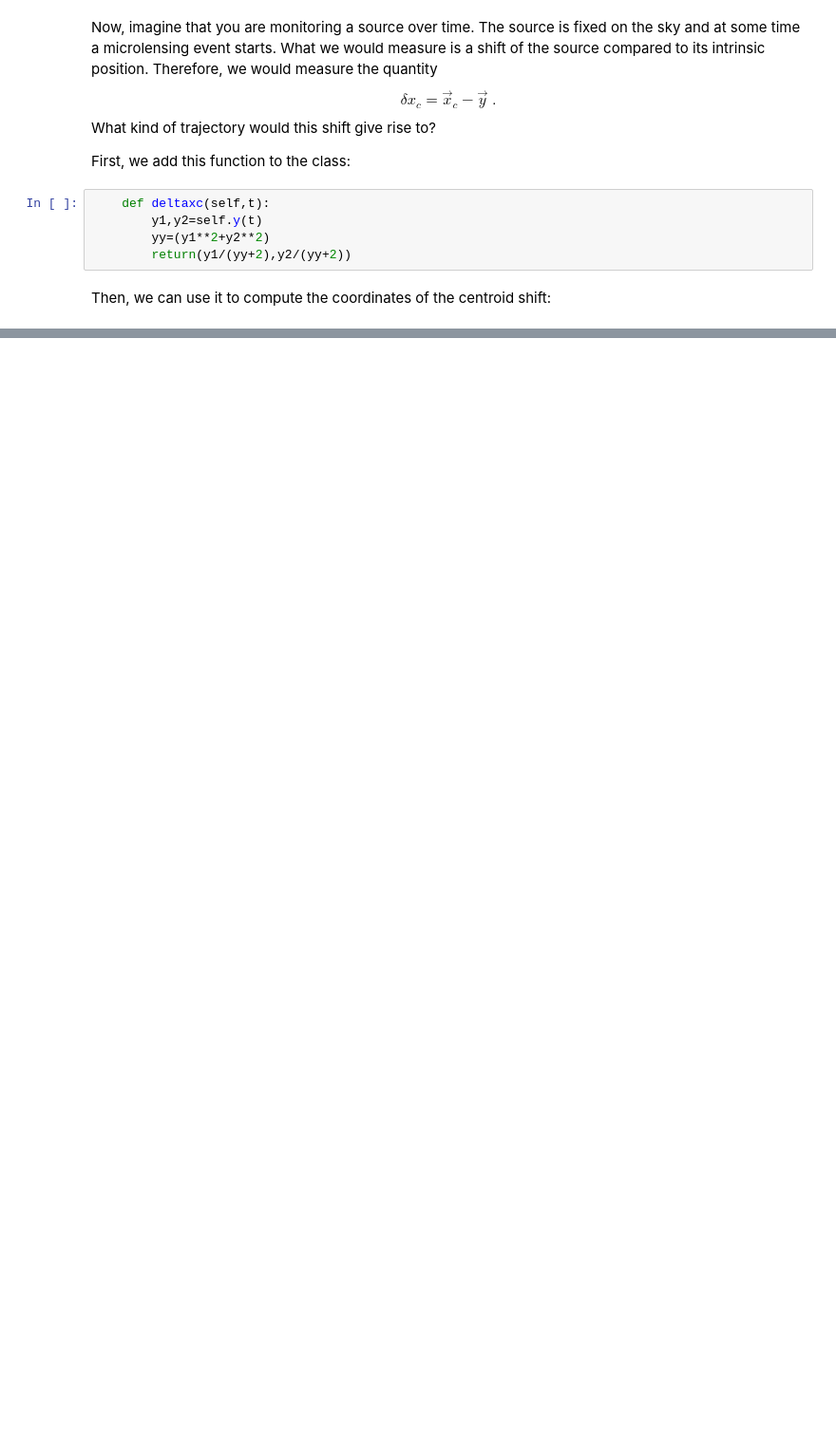
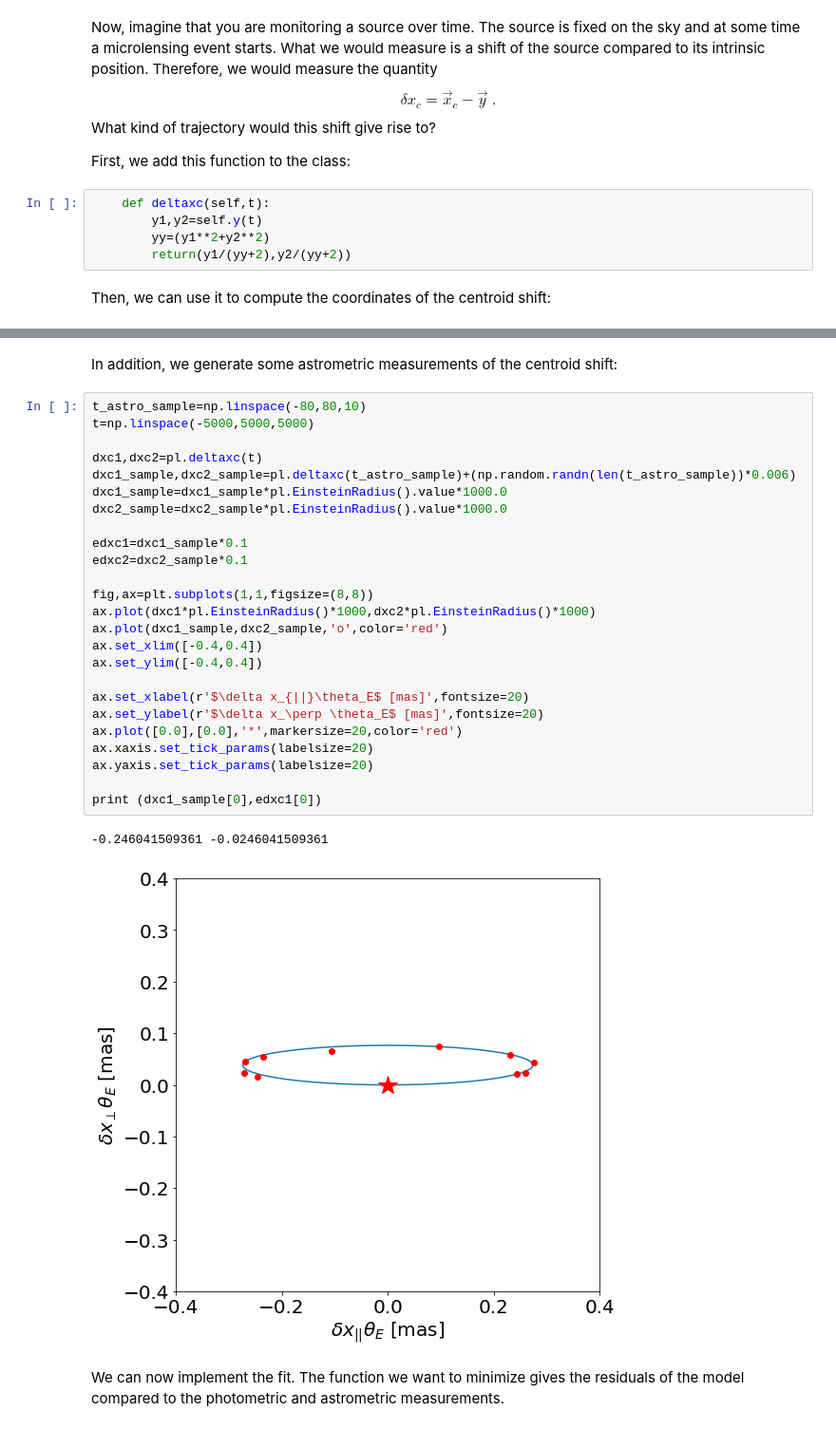
Before and after one commit to maxmen/LensingLectures, a Jupyter notebook: Notebooks/12_2018.ipynb, the cells around one changed output, grey strips where cells are left out. Shown at 95% size. Cells and saved outputs as stored; diff of their text form; blank space fills up the shorter version.

```diff
--- a/Notebooks/12_2018.ipynb
+++ b/Notebooks/12_2018.ipynb
@@ -272,0 +328,32 @@ ax.plot([0.0],[0.0],'*',markersize=20,color='red')
+# %% [markdown]
+In addition, we generate some astrometric measurements of the centroid shift:
+# %%
+t_astro_sample=np.linspace(-80,80,10)
+t=np.linspace(-5000,5000,5000)
+
+dxc1,dxc2=pl.deltaxc(t)
+dxc1_sample,dxc2_sample=pl.deltaxc(t_astro_sample)+(np.random.randn(len(t_astro_sample))*0.006)
+dxc1_sample=dxc1_sample*pl.EinsteinRadius().value*1000.0
+dxc2_sample=dxc2_sample*pl.EinsteinRadius().value*1000.0
+
+edxc1=dxc1_sample*0.1
+edxc2=dxc2_sample*0.1
+
+fig,ax=plt.subplots(1,1,figsize=(8,8))
+ax.plot(dxc1*pl.EinsteinRadius()*1000,dxc2*pl.EinsteinRadius()*1000)
+ax.plot(dxc1_sample,dxc2_sample,'o',color='red')
+ax.set_xlim([-0.4,0.4])
+ax.set_ylim([-0.4,0.4])
+
+ax.set_xlabel(r'$\delta x_{||}\theta_E$ [mas]',fontsize=20)
+ax.set_ylabel(r'$\delta x_\perp \theta_E$ [mas]',fontsize=20)
+ax.plot([0.0],[0.0],'*',markersize=20,color='red')
+ax.xaxis.set_tick_params(labelsize=20)
+ax.yaxis.set_tick_params(labelsize=20)
+
+print (dxc1_sample[0],edxc1[0])
+# %% [output]
+-0.246041509361 -0.0246041509361
+[figure, added]
+# %% [markdown]
+We can now implement the fit. The function we want to minimize gives the residuals of the model compared to the photometric and astrometric measurements.
```
Also changed, not shown: parts of 12 cells of this notebook, 10 other files.
